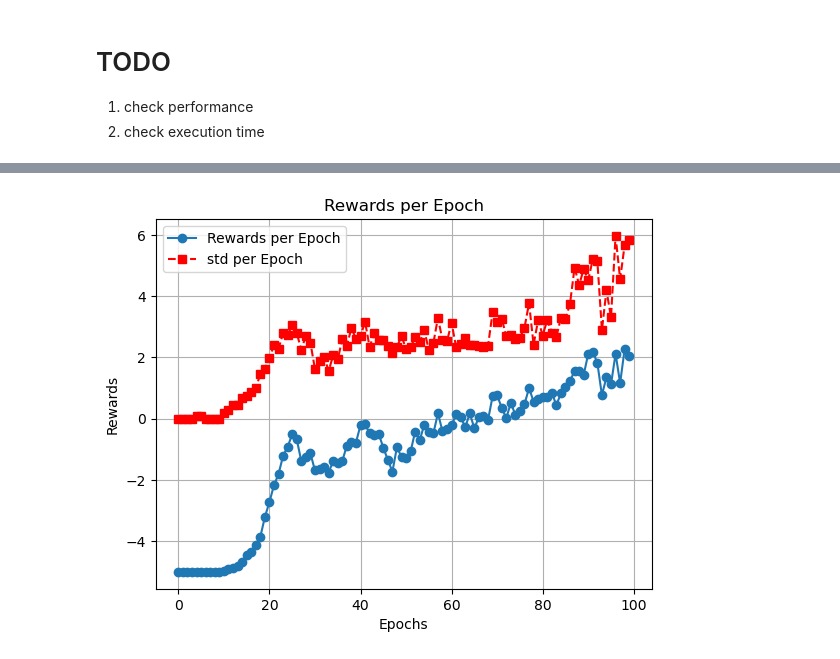
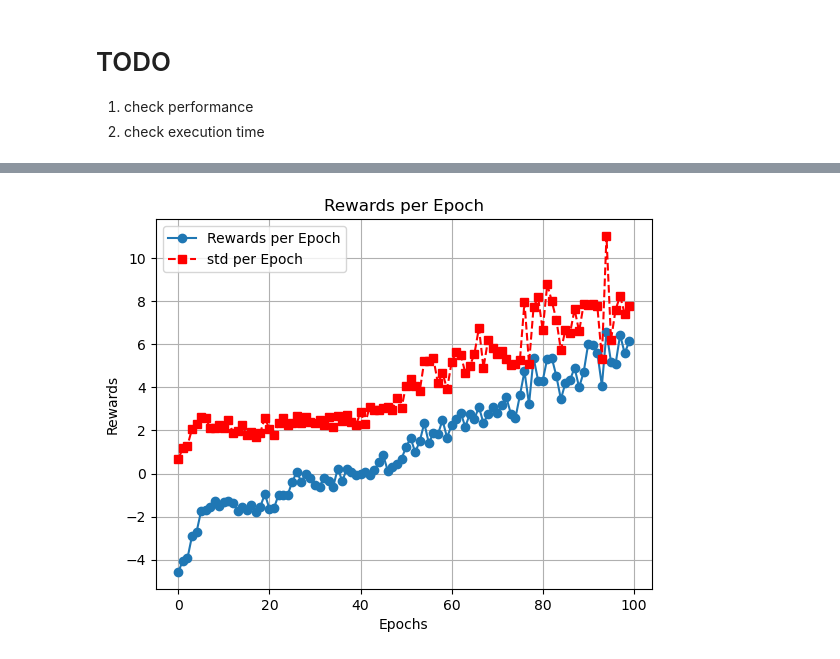
Before and after one commit to liqiu0202/rl_learning, a Jupyter notebook: vpg/unit4_PixelCopter_Li_Vanilla_Policy_Gradient_Descent.ipynb, the cells around one changed output, grey strips where cells are left out. Cells and saved outputs as stored; diff of their text form; code cells hidden in the pictures.

Commit message:
monte carlo reward to go + neural network as v(st) baseline

```diff
--- a/vpg/unit4_PixelCopter_Li_Vanilla_Policy_Gradient_Descent.ipynb
+++ b/vpg/unit4_PixelCopter_Li_Vanilla_Policy_Gradient_Descent.ipynb
@@ -236,7 +236,8 @@ gamma = 0.9
 debug = False
 
 # File path to the model
-model_file_path = "model.pth"
+policy_model_path = "policy_model.pth"
+value_model_path = "value_model.pth"
 video_fps = 30
 # video_path = 'replay.mp4'
 
@@ -247,7 +248,6 @@ def load_model(model, model_file_path):
         print(f"Loading model from {model_file_path}...")
         # Load the saved model state
         model.load_state_dict(torch.load(model_file_path))
-        model.eval()  # Set the model to evaluation mode if not training further
     else:
         print(f"No saved model found at {model_file_path}. Creating a new model...")
 
@@ -266,13 +266,16 @@ def disable_random():
     if torch.cuda.is_available():
         torch.cuda.manual_seed_all(0)
 
-def print_actions(batch_abs):
+def print_trajectories(batch_traj):
     #debug if action is random enough
     if debug:
-        print(f'actions: {batch_abs}')
+        actions = []
+        for st, at, reward, st_1, done in batch_traj:
+            actions.append(at)
+        print(f'actions: {actions}')
 
 def print_rewards(traj_rewards):
-    #debug if the random actions actually yield difference in rewards
+    #debug if the random b actually yield difference in rewards
     if debug:
         print(f'traj rewards: {traj_rewards}')
 
@@ -344,20 +347,38 @@ def train_epoch(env, policy, value, num_batch, policy_opt, value_opt):
                 st = st_1
         return batch_traj
 
+    # return reward to go
+    def compute_reward_to_go(batch_traj):
+        rtgs = []
+        curr_traj = []
+        for st, at, reward, st_1, done in batch_traj:
+            curr_traj.append((st, at, reward, st_1, done))
+            if done:
+                # append rewards to gos from current trajectory to rtgs
+                rtgs.extend(get_rtgs_from_current_traj(curr_traj))
+                curr_traj = []
+        return rtgs
+
+    def get_rtgs_from_current_traj(curr_traj):
+        n = len(curr_traj)
+        rtgs = [0] * n
+        for i in reversed(range(n)):
+            st, at, reward, st_1, done = curr_traj[i]
+            if i == n - 1:
+                rtgs[i] = reward
+            else:
+                rtgs[i] = reward + gamma * rtgs[i + 1]
+        return rtgs
+
     # traj: [(st, at, reward, st+1, done)]
-    def fit_value_evaluation(value, value_opt, batch_traj):
-        targets = []
+    def fit_value_evaluation(value, value_opt, batch_traj, batch_rtgs):
         predications = []
+        # episode_in_traj = []
         for st, at, reward, st_1, done in batch_traj:
             v_st = value(torch.as_tensor(st))
             predications.append(v_st)
-            if not done:
-                target = reward + gamma * value(torch.as_tensor(st_1)).item()
-                targets.append(target)
-            else:
-                targets.append(reward)
         value_opt.zero_grad()
-        targets = torch.as_tensor(targets, dtype=torch.float64)
+        targets = torch.as_tensor(batch_rtgs, dtype=torch.float64)
         predications = torch.stack(predications).squeeze(-1)
         loss = nn.MSELoss()(predications, targets)
         loss.backward()
@@ -365,20 +386,21 @@ def train_epoch(env, policy, value, num_batch, policy_opt, value_opt):
         return loss.item()
 
 
-    def fit_policy_evaluation(policy, policy_opt, batch_traj, value):
+    def fit_policy_evaluation(policy, policy_opt, batch_traj, value, batch_rtgs):
         batch_adv = [] # [tensor(torch.double)]
+        batch_baseline = []
         batch_st = []
         batch_at = []
         # compute adv(st, at)
         with torch.no_grad():
             for st, at, reward, st_1, done in batch_traj:
                 v_st = value(torch.as_tensor(st)).item()
-                v_st_1 = value(torch.as_tensor(st_1)).item() if not done else 0
-                batch_adv.append(reward + gamma * v_st_1 - v_st)
+                batch_baseline.append(v_st)
                 batch_st.append(st)
                 batch_at.append(at)
+        batch_adv = torch.as_tensor(batch_rtgs) - torch.as_tensor(batch_baseline)
         logps = get_logp(policy = policy, obs= torch.as_tensor(batch_st), acts = torch.as_tensor(batch_at))
-        loss = -(logps * torch.as_tensor(batch_adv)).mean()
+        loss = -(logps * batch_adv).mean()
         policy_opt.zero_grad()
         loss.backward()
         policy_opt.step()
@@ -403,26 +425,30 @@ def train_epoch(env, policy, value, num_batch, policy_opt, value_opt):
 
     # start = timer()
     batch_traj = generate_trajectory(env, policy, num_batch)
-    v_loss = fit_value_evaluation(value, value_opt, batch_traj)
-    p_loss = fit_policy_evaluation(policy = policy, policy_opt = policy_opt, batch_traj = batch_traj, value = value)
+    batch_rtgs = compute_reward_to_go(batch_traj)
+    print_trajectories(batch_traj)
+    print_rewards(batch_rtgs)
+    v_loss = fit_value_evaluation(value = value, value_opt=value_opt, batch_traj=batch_traj, batch_rtgs=batch_rtgs)
+    p_loss = fit_policy_evaluation(policy = policy, policy_opt = policy_opt, batch_traj = batch_traj, value = value, batch_rtgs=batch_rtgs)
     reward_mean, reward_std, len_mean = evaluate_policy(batch_traj)
 
     return p_loss, v_loss, reward_mean, len_mean, reward_std
 def train():
     start = timer()
     #debug
-    # disable_random()
+    disable_random()
     env = gym.make("Pixelcopter-PLE-v0")
     # make the action deterministic
     dim_input = env.observation_space.shape[0]
     dim_output = env.action_space.n
     policy = Policy(dim_input, 32, dim_output).double()
     value = Value(dim_input, 32).double()
-    # load_model(policy, model_file_path)
+    load_model(policy, policy_model_path)
+    load_model(value, value_model_path)
     policy_opt = torch.optim.Adam(policy.parameters(), lr = learning_rate)
     value_opt = torch.optim.Adam(value.parameters(), lr = learning_rate)
 
-    num_epoch = 200
+    num_epoch = 100
     num_batch = 100
     rewards = []
     reward_std = []
@@ -443,7 +469,8 @@ def train():
     plt.legend()
     plt.grid(True)
     plt.show()
-    # save_model(policy, model_file_path)
+    save_model(policy, policy_model_path)
+    save_model(value, value_model_path)
     policy.eval()
     current_time = datetime.now()
 
@@ -476 +503 @@ total time for traning: 262.15670212500845
-[figure, old version]
+[figure, new version]
```
Also changed, not shown: parts of 1 cell of this notebook.
